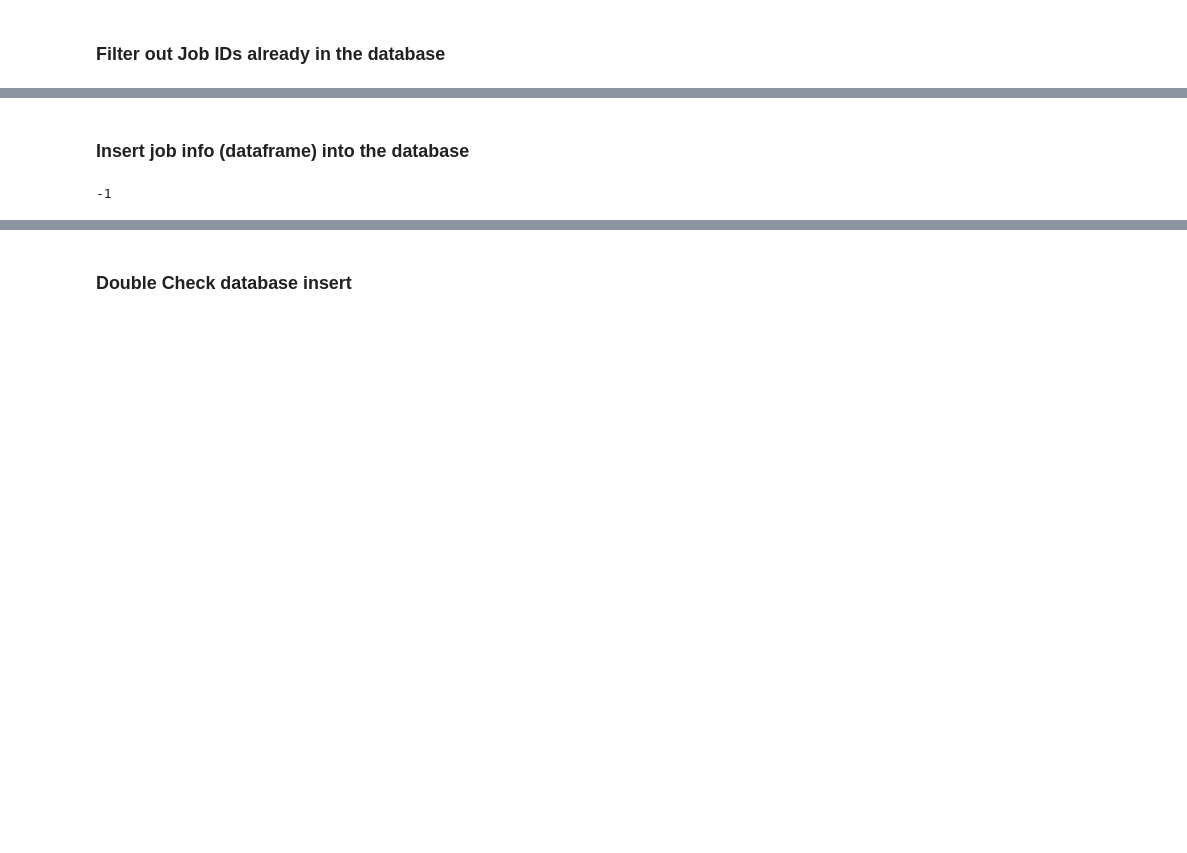
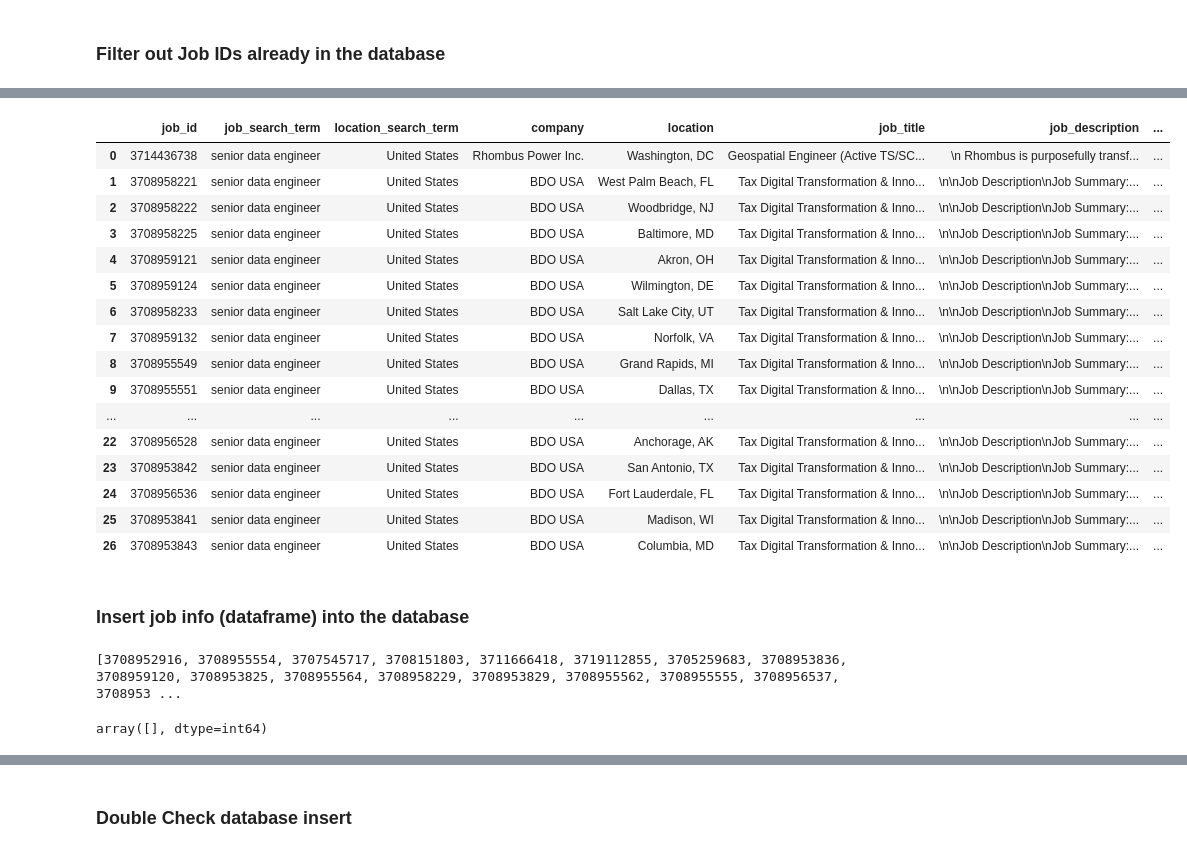
Before and after one commit to mikewschmidt/fine-tuned-job-search, a Jupyter notebook: developer.ipynb, the cells around one changed output, grey strips where cells are left out. Cells and saved outputs as stored; diff of their text form; code cells hidden in the pictures; blank space fills up the shorter version.

```diff
--- a/developer.ipynb
+++ b/developer.ipynb
@@ -13,8 +13,9 @@ import db
 import time
 import numpy as np
 
-title = 'data engineer'
-location = "San Jose, CA"
+title = 'senior data engineer'
+location = "United States"
+# location = "San Jose, CA"
 #location = "Chicago, Illinois, United States"
 #location = "San Jose, California, United States"
 #location = "United States"
@@ -53,6 +54,23 @@ def get_job_ids(title, location, job_count):
     print("all job ids: ", all_job_ids)
     return all_job_ids
 
+# Get ALL job IDs from ALL result pages
+def get_all_job_ids(title, location):
+    all_job_ids = []
+    job_count = 0
+    max_jobs_to_scrape = 300
+    # I can't get a job_count for the search query,
+    # so going to scrape till it can NOT find any more job ids
+    # or I'm going to scrape upto 300 jobs or 12 pages
+    while job_count <= max_jobs_to_scrape:
+        page_of_ids = get_job_ids(title, location, job_count)
+        if page_of_ids:
+            all_job_ids.extend(page_of_ids)
+        else:
+            break
+        job_count += 25
+        time.sleep(2)
+
 # Format strings to be in a consistent format
 def string_format(s: str) -> str:
     s = s.replace(" ", "_")
@@ -80,7 +98,7 @@ def get_job_details_linkedin(job_ids):
 
         # If the response code is 429, then we need to slow down scraping
         if res.status_code == 429:
-            print("Got blocked LinkedIn...Slow down!!")
+            print("Got blocked by LinkedIn...Slow down!!")
             time.sleep(120)
         else:
             # Putting in a 2 second delay for scraping
@@ -140,8 +158,7 @@ def get_job_details_linkedin(job_ids):
         l_all_job_info.append(d_job_info)
 
     # Convert list of all job info dicts to a dataframe
-    df_all_job_info = pd.DataFrame(l_all_job_info)
-    df_all_job_info
+    return pd.DataFrame(l_all_job_info)
 # %%
 
 job_ids = []
@@ -168,8 +189,9 @@ No job titles found!
 # %% [markdown]
 ### Filter out Job IDs already in the database
 # %%
-# Convert string job ids to ints and convert to numpy array
-job_ids = np.array(list(map(int, job_ids)))
+# Convert to set to remove duplicates, convert string job ids
+# to ints and convert to numpy array
+job_ids = np.array(list(map(int, set(job_ids))))
 # Jobs ids that exist in the database
 job_ids_for_db = job_ids[np.in1d(job_ids, tracking_all_job_ids)]
 job_ids_for_db
@@ -228,0 +218,9 @@ df_all_job_info
+# %%
+# Get job details from the database
+if np.any(job_ids_for_db):
+    df_job_details_db = get_job_details_db(job_ids_for_db)
+
+# Scrape job details from LinkedIn
+if np.any(job_ids_for_linkedin):
+    df_job_details_linkedin = get_job_details_linkedin(
+        job_ids_for_linkedin)
@@ -229,6 +245,37 @@ df_all_job_info
+# %%
+df_job_details_linkedin
+# %% [output]
+|  | job_id | job_search_term | location_search_term | company | location | job_title | job_description | ... |
+| 0 | 3714436738 | senior data engineer | United States | Rhombus Power Inc. | Washington, DC | Geospatial Engineer (Active TS/SC... | \n Rhombus is purposefully transf... | ... |
+| 1 | 3708958221 | senior data engineer | United States | BDO USA | West Palm Beach, FL | Tax Digital Transformation & Inno... | \n\nJob Description\nJob Summary:... | ... |
+| 2 | 3708958222 | senior data engineer | United States | BDO USA | Woodbridge, NJ | Tax Digital Transformation & Inno... | \n\nJob Description\nJob Summary:... | ... |
+| 3 | 3708958225 | senior data engineer | United States | BDO USA | Baltimore, MD | Tax Digital Transformation & Inno... | \n\nJob Description\nJob Summary:... | ... |
+| 4 | 3708959121 | senior data engineer | United States | BDO USA | Akron, OH | Tax Digital Transformation & Inno... | \n\nJob Description\nJob Summary:... | ... |
+| 5 | 3708959124 | senior data engineer | United States | BDO USA | Wilmington, DE | Tax Digital Transformation & Inno... | \n\nJob Description\nJob Summary:... | ... |
+| 6 | 3708958233 | senior data engineer | United States | BDO USA | Salt Lake City, UT | Tax Digital Transformation & Inno... | \n\nJob Description\nJob Summary:... | ... |
+| 7 | 3708959132 | senior data engineer | United States | BDO USA | Norfolk, VA | Tax Digital Transformation & Inno... | \n\nJob Description\nJob Summary:... | ... |
+| 8 | 3708955549 | senior data engineer | United States | BDO USA | Grand Rapids, MI | Tax Digital Transformation & Inno... | \n\nJob Description\nJob Summary:... | ... |
+| 9 | 3708955551 | senior data engineer | United States | BDO USA | Dallas, TX | Tax Digital Transformation & Inno... | \n\nJob Description\nJob Summary:... | ... |
+| ... | ... | ... | ... | ... | ... | ... | ... | ... |
+| 22 | 3708956528 | senior data engineer | United States | BDO USA | Anchorage, AK | Tax Digital Transformation & Inno... | \n\nJob Description\nJob Summary:... | ... |
+| 23 | 3708953842 | senior data engineer | United States | BDO USA | San Antonio, TX | Tax Digital Transformation & Inno... | \n\nJob Description\nJob Summary:... | ... |
+| 24 | 3708956536 | senior data engineer | United States | BDO USA | Fort Lauderdale, FL | Tax Digital Transformation & Inno... | \n\nJob Description\nJob Summary:... | ... |
+| 25 | 3708953841 | senior data engineer | United States | BDO USA | Madison, WI | Tax Digital Transformation & Inno... | \n\nJob Description\nJob Summary:... | ... |
+| 26 | 3708953843 | senior data engineer | United States | BDO USA | Columbia, MD | Tax Digital Transformation & Inno... | \n\nJob Description\nJob Summary:... | ... |
 # %% [markdown]
 ### Insert job info (dataframe) into the database
 # %%
-df_all_job_info.to_sql('tbl_jobs', engine, 'appuser', if_exists='append', index=False, method=None)
+def insert_job_detail_into_db(df_job_info: pd.DataFrame):
+    df_job_info.to_sql('tbl_jobs', engine, 'appuser', if_exists='append', index=False, method=None)
+
+insert_job_detail_into_db(df_job_details_linkedin)
-# %% [output]
--1
+# %%
+# DOUBLE CHECKING to make sure that NO job IDs from df_job_details_linkedin are in the database
+test = df_job_details_linkedin['job_id'].to_numpy()
+test.reshape(25,1)
+print(test.tolist())
+test_job_ids_for_db = test[np.in1d(test, tracking_all_job_ids)]
+test_job_ids_for_db
+# %% [output]
+[3708952916, 3708955554, 3707545717, 3708151803, 3711666418, 3719112855, 3705259683, 3708953836, 3708959120, 3708953825, 3708955564, 3708958229, 3708953829, 3708955562, 3708955555, 3708956537, 3708953 ...
+array([], dtype=int64)
```
Also changed, not shown: parts of 20 cells of this notebook, 6 other files.
